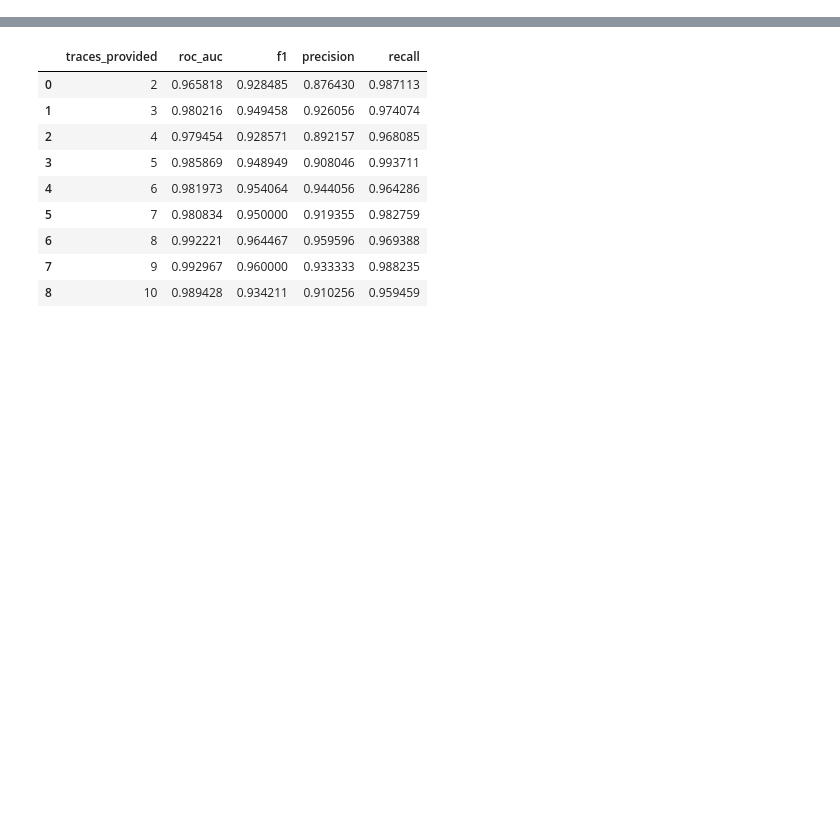
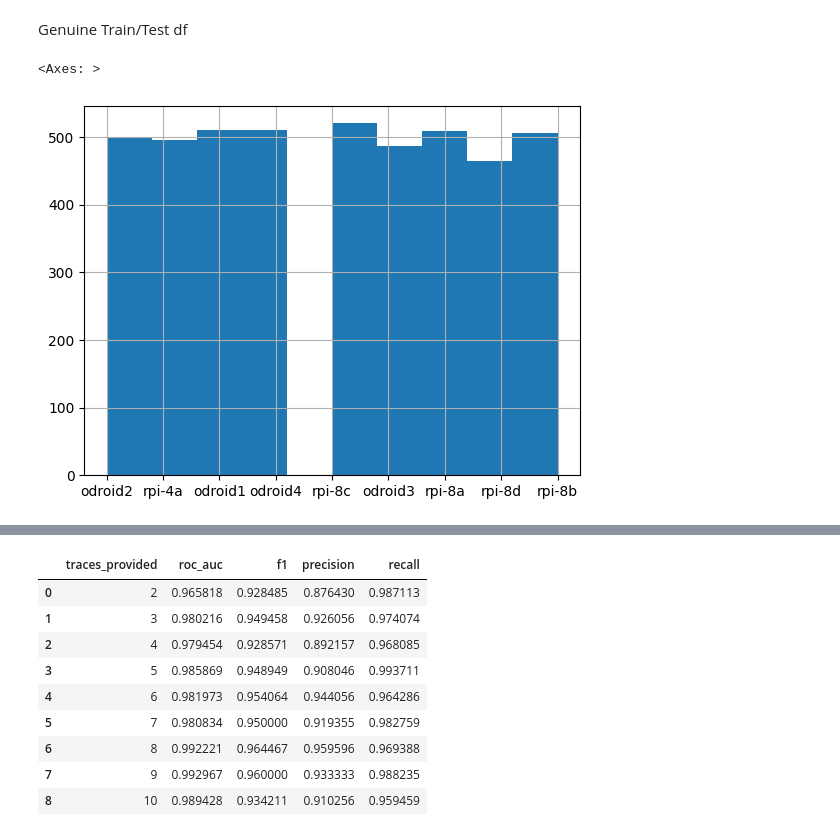
Before and after one commit to brite3001/IoT-GPU-ID, a Jupyter notebook: Experiment 3 - Authentication Model/Auth traces needed.ipynb, the cells around one changed output, grey strips where cells are left out. Drawn from its saved outputs; the diff is of its cells as text; code cells hidden in the pictures; blank space fills up the shorter version.

```diff
--- a/Experiment 3 - Authentication Model/Auth traces needed.ipynb
+++ b/Experiment 3 - Authentication Model/Auth traces needed.ipynb
@@ -5,0 +8,26 @@ import seaborn as sns
+# %%
+odroid1 = pd.read_csv("https://raw.githubusercontent.com/brite3001/drawnapart/master/onscreen/odroid1_firefox_onscreen.csv")
+odroid2 = pd.read_csv("https://raw.githubusercontent.com/brite3001/drawnapart/master/onscreen/odroid2_firefox_onscreen.csv")
+odroid3 = pd.read_csv("https://raw.githubusercontent.com/brite3001/drawnapart/master/onscreen/odroid3_firefox_onscreen.csv")
+odroid4 = pd.read_csv("https://raw.githubusercontent.com/brite3001/drawnapart/master/onscreen/odroid4_firefox_onscreen.csv")
+rpi4a = pd.read_csv("https://raw.githubusercontent.com/brite3001/drawnapart/master/onscreen/rpi-4a_chrome_onscreen.csv")
+rpi8a = pd.read_csv("https://raw.githubusercontent.com/brite3001/drawnapart/master/onscreen/rpi-8a_chrome_onscreen.csv")
+rpi8b = pd.read_csv("https://raw.githubusercontent.com/brite3001/drawnapart/master/onscreen/rpi-8b_chrome_onscreen.csv")
+rpi8c = pd.read_csv("https://raw.githubusercontent.com/brite3001/drawnapart/master/onscreen/rpi-8c_chrome_onscreen.csv")
+rpi8d = pd.read_csv("https://raw.githubusercontent.com/brite3001/drawnapart/master/onscreen/rpi-8d_chrome_onscreen.csv")
+# %%
+df = pd.concat([odroid1[:2000], odroid2[:2000], odroid3[:2000], odroid4[:2000], rpi4a[:2000], rpi8a[:2000], rpi8b[:2000], rpi8c[:2000], rpi8d[:2000]])
+df = df.sample(frac=1).reset_index(drop=True)
+# %% [markdown]
+Genuine Train/Test df
+# %%
+genuine_training = df[:4500]
+genuine_testing = df[4500:6000]
+
+# Everything from 4500 -> 18000 is only used for testing and generating synthetic data
+# Trained models will never touch any rows from this testing set.
+# %%
+genuine_training['label'].hist()
+# %% [output]
+<Axes: >
+[figure, added]
```
Also changed, not shown: parts of 14 cells of this notebook.
